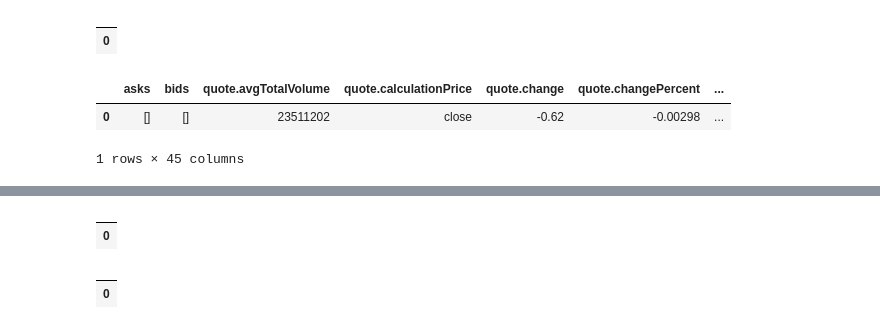
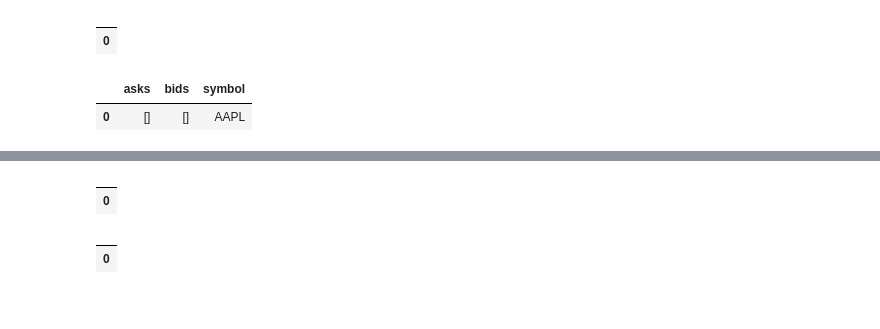
Before and after one commit to tkp-archive/pyEX, a Jupyter notebook: all.ipynb, the cells around one changed output, grey strips where cells are left out. Saved outputs shown, nothing was run; the diff lists cells and outputs as text; code cells hidden in the pictures.

```diff
--- a/all.ipynb
+++ b/all.ipynb
@@ -377,11 +405,10 @@ pyEX.deepDF(symbol=None)
 |  |
 | 0 |
 # %%
-pyEX.bookDF(symbol)
+pyEX.topsBookDF(symbol).head()
 # %% [output]
-|  | asks | bids | quote.avgTotalVolume | quote.calculationPrice | quote.change | quote.changePercent | ... |
-| 0 | [] | [] | 23511202 | close | -0.62 | -0.00298 | ... |
+|  | asks | bids | symbol |
+| 0 | [] | [] | AAPL |
-1 rows × 45 columns
 # %%
 pyEX.tradesDF(symbol)
 # %% [output]
```
Also changed, not shown: parts of 45 cells of this notebook, 10 other files.
